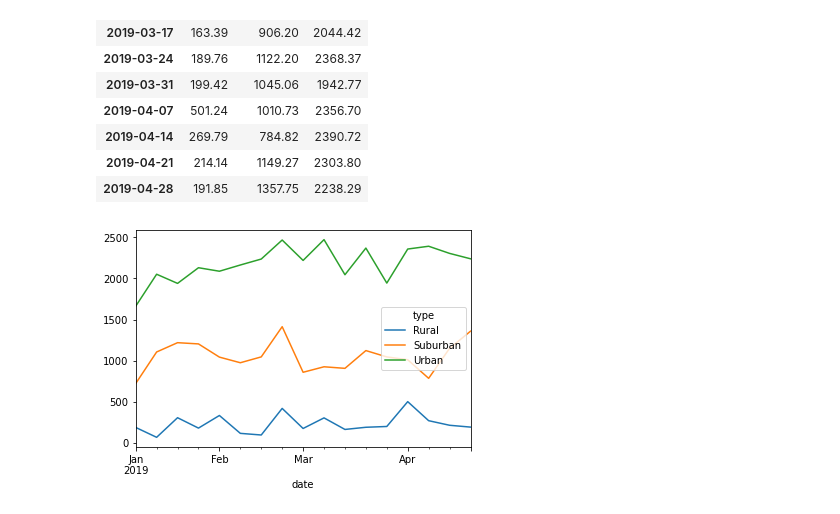
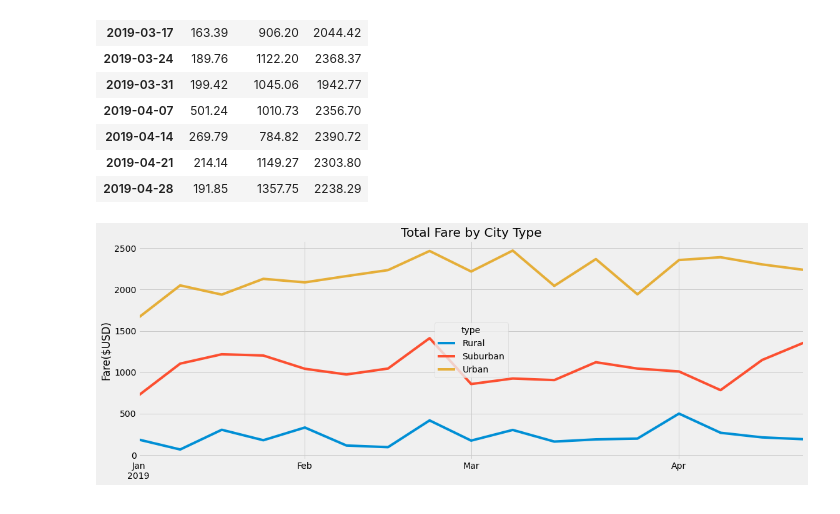
Before and after one commit to drewabramo12/working_with_Matplotlib, a Jupyter notebook: PyBer_Challenge_starter_code.ipynb, the cells around one changed output. Drawn from its saved outputs; the diff is of its cells as text; code cells hidden in the pictures.

Commit message:
Analysis complete

```diff
--- a/PyBer_Challenge_starter_code.ipynb
+++ b/PyBer_Challenge_starter_code.ipynb
@@ -261,10 +261,20 @@ Jan_Apr_fares
 | 2019-04-28 | 191.85 | 1357.75 | 2238.29 |
 # %%
 # 8. Using the object-oriented interface method, plot the resample DataFrame using the df.plot() function.
-Jan_Apr_fares.plot()
+from matplotlib.pyplot import figure
 # Import the style from Matplotlib.
 from matplotlib import style
 # Use the graph style fivethirtyeight.
 style.use('fivethirtyeight')
+
+Jan_Apr_fares.plot(figsize=(17,6))
+plt.xlabel('')
+plt.ylabel('Fare($USD)')
+# Add a grid.
+plt.grid(True)
+# Create a title.
+plt.title('Total Fare by City Type')
+plt.savefig('analysis\Pyber_fare_summary.png')
+plt.show()
 # %% [output]
-[figure, old version]
+[figure, new version]
```
Also changed, not shown: 1 other file.
